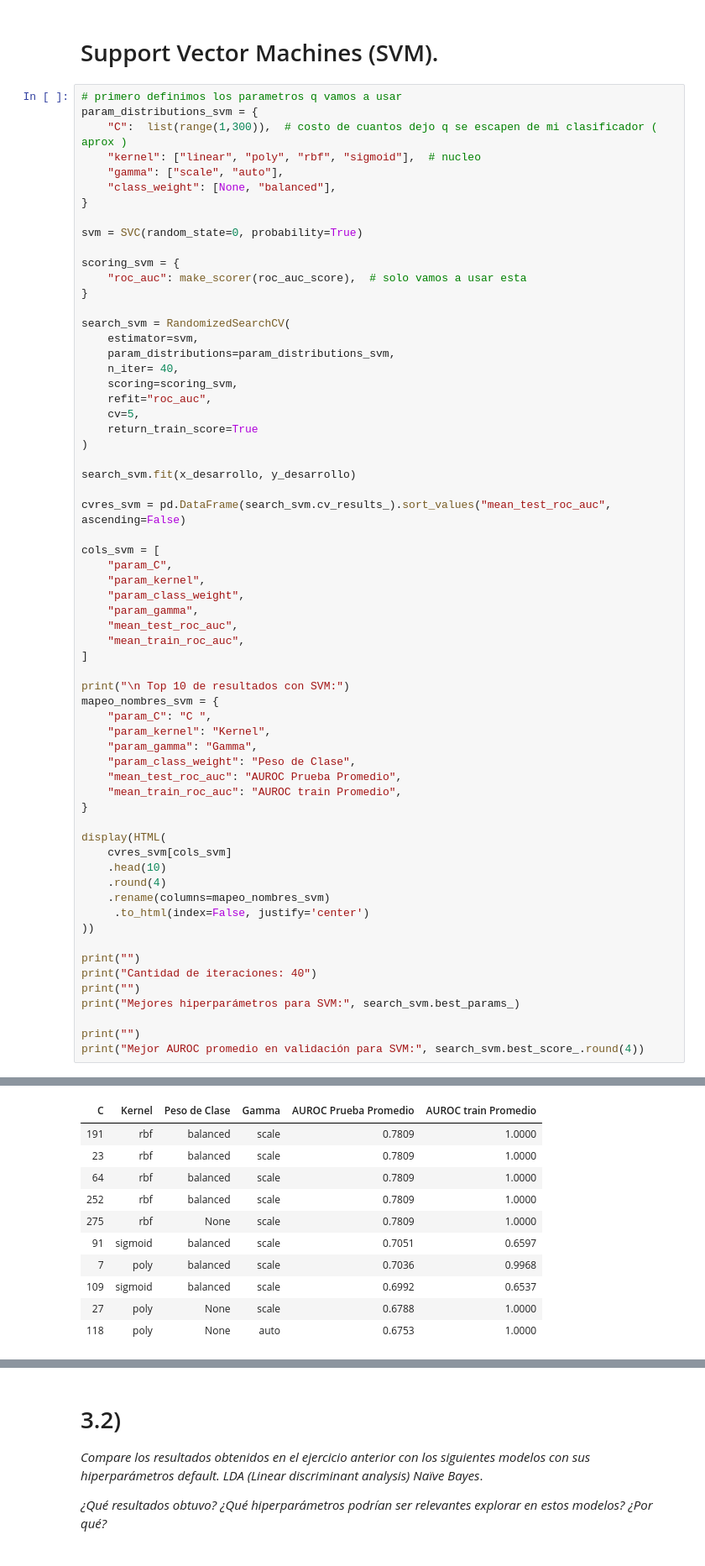
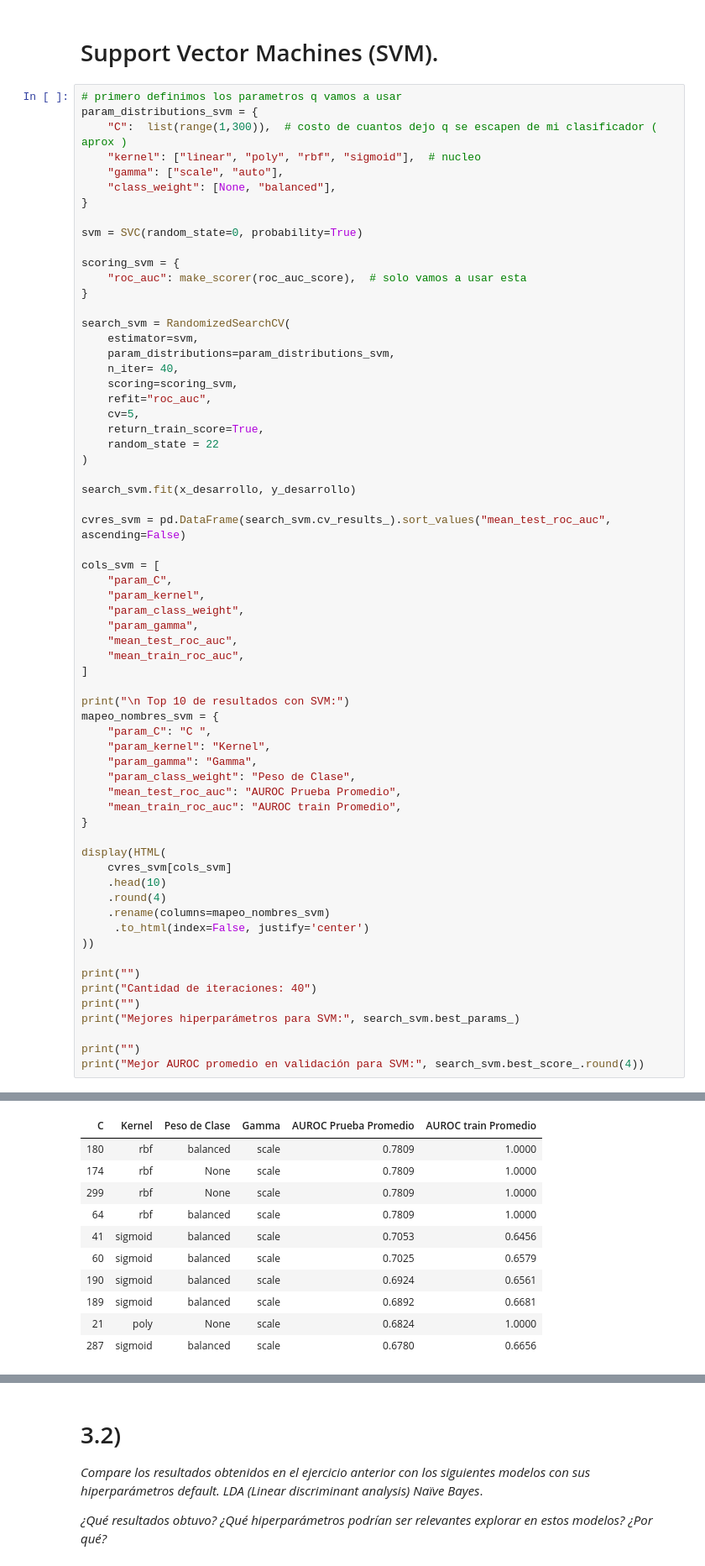
Before and after one commit to EmiLaPiola/TP-automatico-, a Jupyter notebook: TP_automático.ipynb, the cells around one changed output, grey strips where cells are left out. Shown at 84% size. Cells and saved outputs as stored; diff of their text form.

```diff
--- a/TP_automático.ipynb
+++ b/TP_automático.ipynb
@@ -821,7 +821,8 @@ search_svm = RandomizedSearchCV(
     scoring=scoring_svm,
     refit="roc_auc",
     cv=5,
-    return_train_score=True
+    return_train_score=True,
+    random_state = 22
 )
 
 search_svm.fit(x_desarrollo, y_desarrollo)
@@ -838,42 +839,42 @@ cols_svm = [
 ]
 
 print("\n Top 10 de resultados con SVM:")
 mapeo_nombres_svm = {
     "param_C": "C ",
     "param_kernel": "Kernel",
     "param_gamma": "Gamma",
     "param_class_weight": "Peso de Clase",
     "mean_test_roc_auc": "AUROC Prueba Promedio",
     "mean_train_roc_auc": "AUROC train Promedio",
 }
 
 display(HTML(
     cvres_svm[cols_svm]
     .head(10)
     .round(4)
     .rename(columns=mapeo_nombres_svm)
      .to_html(index=False, justify='center')
 ))
 
 print("")
 print("Cantidad de iteraciones: 40")
 print("")
 print("Mejores hiperparámetros para SVM:", search_svm.best_params_)
 
 print("")
 print("Mejor AUROC promedio en validación para SVM:", search_svm.best_score_.round(4))
 # %% [output]
  Top 10 de resultados con SVM:
 | C | Kernel | Peso de Clase | Gamma | AUROC Prueba Promedio | AUROC train Promedio |
-| 191 | rbf | balanced | scale | 0.7809 | 1.0000 |
-| 23 | rbf | balanced | scale | 0.7809 | 1.0000 |
+| 180 | rbf | balanced | scale | 0.7809 | 1.0000 |
+| 174 | rbf | None | scale | 0.7809 | 1.0000 |
+| 299 | rbf | None | scale | 0.7809 | 1.0000 |
 | 64 | rbf | balanced | scale | 0.7809 | 1.0000 |
-| 252 | rbf | balanced | scale | 0.7809 | 1.0000 |
-| 275 | rbf | None | scale | 0.7809 | 1.0000 |
-| 91 | sigmoid | balanced | scale | 0.7051 | 0.6597 |
-| 7 | poly | balanced | scale | 0.7036 | 0.9968 |
-| 109 | sigmoid | balanced | scale | 0.6992 | 0.6537 |
-| 27 | poly | None | scale | 0.6788 | 1.0000 |
-| 118 | poly | None | auto | 0.6753 | 1.0000 |
+| 41 | sigmoid | balanced | scale | 0.7053 | 0.6456 |
+| 60 | sigmoid | balanced | scale | 0.7025 | 0.6579 |
+| 190 | sigmoid | balanced | scale | 0.6924 | 0.6561 |
+| 189 | sigmoid | balanced | scale | 0.6892 | 0.6681 |
+| 21 | poly | None | scale | 0.6824 | 1.0000 |
+| 287 | sigmoid | balanced | scale | 0.6780 | 0.6656 |
 Cantidad de iteraciones: 40
 
```
Also changed, not shown: parts of 11 cells of this notebook.
